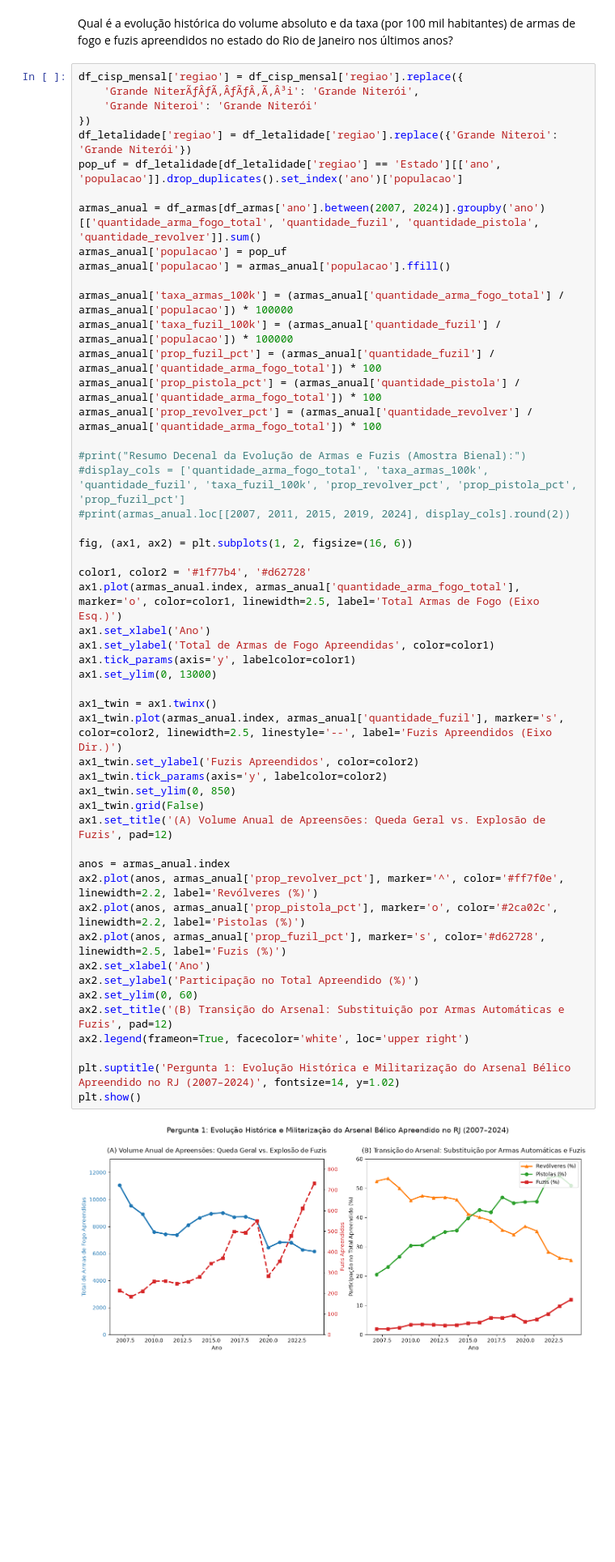
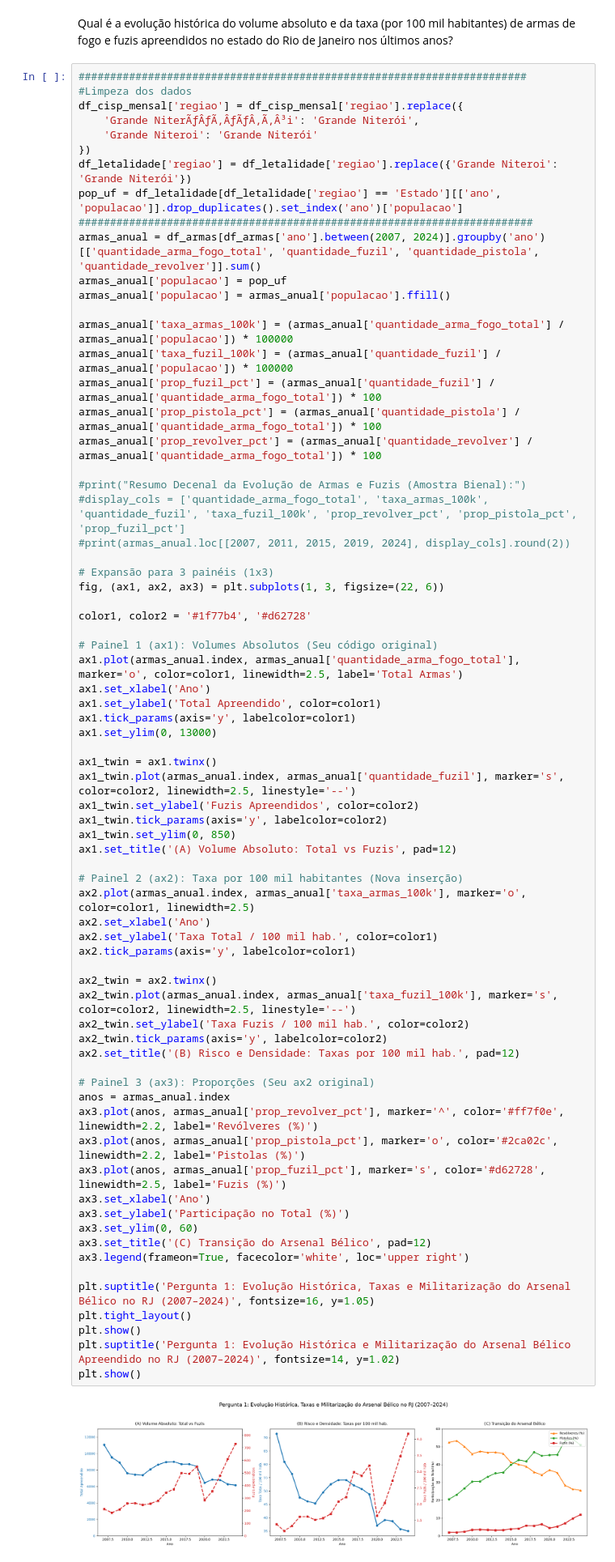
Before and after one commit to Josue-santoss/AEDV-A2-, a Jupyter notebook: NotebookAEDV.ipynb, the cells around one changed output. Shown at 81% size. Cells and saved outputs as stored; diff of their text form; blank space fills up the shorter version.

```diff
--- a/NotebookAEDV.ipynb
+++ b/NotebookAEDV.ipynb
@@ -253,55 +256,75 @@ df_taxa_anual_uf.head()
 Qual é a evolução histórica do volume absoluto e da taxa (por 100 mil habitantes) de armas de fogo
 e fuzis apreendidos no estado do Rio de Janeiro nos últimos anos?
 # %%
+#######################################################################
+#Limpeza dos dados
 df_cisp_mensal['regiao'] = df_cisp_mensal['regiao'].replace({
     'Grande NiterÃƒÂƒÃ‚ÂƒÃƒÂ‚Ã‚Â³i': 'Grande Niterói',
     'Grande Niteroi': 'Grande Niterói'
 })
 df_letalidade['regiao'] = df_letalidade['regiao'].replace({'Grande Niteroi': 'Grande Niterói'})
 pop_uf = df_letalidade[df_letalidade['regiao'] == 'Estado'][['ano', 'populacao']].drop_duplicates().set_index('ano')['populacao']
-
+########################################################################
 armas_anual = df_armas[df_armas['ano'].between(2007, 2024)].groupby('ano')[['quantidade_arma_fogo_total', 'quantidade_fuzil', 'quantidade_pistola', 'quantidade_revolver']].sum()
 armas_anual['populacao'] = pop_uf
 armas_anual['populacao'] = armas_anual['populacao'].ffill()
 
 armas_anual['taxa_armas_100k'] = (armas_anual['quantidade_arma_fogo_total'] / armas_anual['populacao']) * 100000
 armas_anual['taxa_fuzil_100k'] = (armas_anual['quantidade_fuzil'] / armas_anual['populacao']) * 100000
 armas_anual['prop_fuzil_pct'] = (armas_anual['quantidade_fuzil'] / armas_anual['quantidade_arma_fogo_total']) * 100
 armas_anual['prop_pistola_pct'] = (armas_anual['quantidade_pistola'] / armas_anual['quantidade_arma_fogo_total']) * 100
 armas_anual['prop_revolver_pct'] = (armas_anual['quantidade_revolver'] / armas_anual['quantidade_arma_fogo_total']) * 100
 
 #print("Resumo Decenal da Evolução de Armas e Fuzis (Amostra Bienal):")
 #display_cols = ['quantidade_arma_fogo_total', 'taxa_armas_100k', 'quantidade_fuzil', 'taxa_fuzil_100k', 'prop_revolver_pct', 'prop_pistola_pct', 'prop_fuzil_pct']
 #print(armas_anual.loc[[2007, 2011, 2015, 2019, 2024], display_cols].round(2))
 
-fig, (ax1, ax2) = plt.subplots(1, 2, figsize=(16, 6))
+# Expansão para 3 painéis (1x3)
+fig, (ax1, ax2, ax3) = plt.subplots(1, 3, figsize=(22, 6))
 
 color1, color2 = '#1f77b4', '#d62728'
-ax1.plot(armas_anual.index, armas_anual['quantidade_arma_fogo_total'], marker='o', color=color1, linewidth=2.5, label='Total Armas de Fogo (Eixo Esq.)')
+
+# Painel 1 (ax1): Volumes Absolutos (Seu código original)
+ax1.plot(armas_anual.index, armas_anual['quantidade_arma_fogo_total'], marker='o', color=color1, linewidth=2.5, label='Total Armas')
 ax1.set_xlabel('Ano')
-ax1.set_ylabel('Total de Armas de Fogo Apreendidas', color=color1)
+ax1.set_ylabel('Total Apreendido', color=color1)
 ax1.tick_params(axis='y', labelcolor=color1)
 ax1.set_ylim(0, 13000)
 
 ax1_twin = ax1.twinx()
-ax1_twin.plot(armas_anual.index, armas_anual['quantidade_fuzil'], marker='s', color=color2, linewidth=2.5, linestyle='--', label='Fuzis Apreendidos (Eixo Dir.)')
+ax1_twin.plot(armas_anual.index, armas_anual['quantidade_fuzil'], marker='s', color=color2, linewidth=2.5, linestyle='--')
 ax1_twin.set_ylabel('Fuzis Apreendidos', color=color2)
 ax1_twin.tick_params(axis='y', labelcolor=color2)
 ax1_twin.set_ylim(0, 850)
-ax1_twin.grid(False)
-ax1.set_title('(A) Volume Anual de Apreensões: Queda Geral vs. Explosão de Fuzis', pad=12)
+ax1.set_title('(A) Volume Absoluto: Total vs Fuzis', pad=12)
 
+# Painel 2 (ax2): Taxa por 100 mil habitantes (Nova inserção)
+ax2.plot(armas_anual.index, armas_anual['taxa_armas_100k'], marker='o', color=color1, linewidth=2.5)
+ax2.set_xlabel('Ano')
+ax2.set_ylabel('Taxa Total / 100 mil hab.', color=color1)
+ax2.tick_params(axis='y', labelcolor=color1)
+
+ax2_twin = ax2.twinx()
+ax2_twin.plot(armas_anual.index, armas_anual['taxa_fuzil_100k'], marker='s', color=color2, linewidth=2.5, linestyle='--')
+ax2_twin.set_ylabel('Taxa Fuzis / 100 mil hab.', color=color2)
+ax2_twin.tick_params(axis='y', labelcolor=color2)
+ax2.set_title('(B) Risco e Densidade: Taxas por 100 mil hab.', pad=12)
+
+# Painel 3 (ax3): Proporções (Seu ax2 original)
 anos = armas_anual.index
-ax2.plot(anos, armas_anual['prop_revolver_pct'], marker='^', color='#ff7f0e', linewidth=2.2, label='Revólveres (%)')
-ax2.plot(anos, armas_anual['prop_pistola_pct'], marker='o', color='#2ca02c', linewidth=2.2, label='Pistolas (%)')
-ax2.plot(anos, armas_anual['prop_fuzil_pct'], marker='s', color='#d62728', linewidth=2.5, label='Fuzis (%)')
-ax2.set_xlabel('Ano')
-ax2.set_ylabel('Participação no Total Apreendido (%)')
-ax2.set_ylim(0, 60)
-ax2.set_title('(B) Transição do Arsenal: Substituição por Armas Automáticas e Fuzis', pad=12)
-ax2.legend(frameon=True, facecolor='white', loc='upper right')
+ax3.plot(anos, armas_anual['prop_revolver_pct'], marker='^', color='#ff7f0e', linewidth=2.2, label='Revólveres (%)')
+ax3.plot(anos, armas_anual['prop_pistola_pct'], marker='o', color='#2ca02c', linewidth=2.2, label='Pistolas (%)')
+ax3.plot(anos, armas_anual['prop_fuzil_pct'], marker='s', color='#d62728', linewidth=2.5, label='Fuzis (%)')
+ax3.set_xlabel('Ano')
+ax3.set_ylabel('Participação no Total (%)')
+ax3.set_ylim(0, 60)
+ax3.set_title('(C) Transição do Arsenal Bélico', pad=12)
+ax3.legend(frameon=True, facecolor='white', loc='upper right')
 
+plt.suptitle('Pergunta 1: Evolução Histórica, Taxas e Militarização do Arsenal Bélico no RJ (2007–2024)', fontsize=16, y=1.05)
+plt.tight_layout()
+plt.show()
 plt.suptitle('Pergunta 1: Evolução Histórica e Militarização do Arsenal Bélico Apreendido no RJ (2007–2024)', fontsize=14, y=1.02)
 plt.show()
 # %% [output]
-[figure, old version]
+[figure, new version]
```
Also changed, not shown: parts of 8 cells of this notebook.
